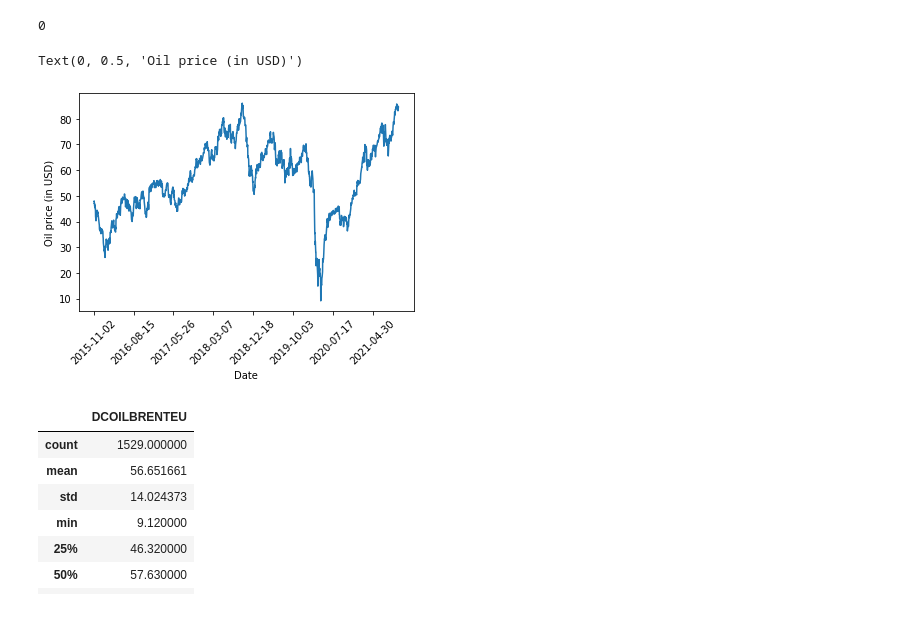
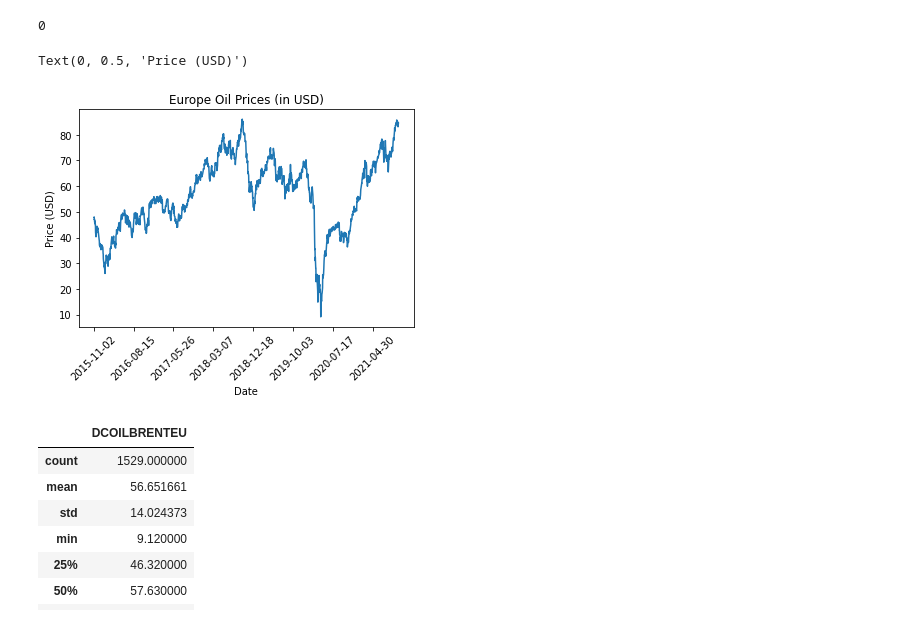
Before and after one commit to goodudetheboy/TimeSeriesWithNN, a Jupyter notebook: src/prospectus/analysis/Bitcoin_Oil_data_analysis.ipynb, the cells around one changed output. Cells and saved outputs as stored; diff of their text form; code cells hidden in the pictures.

```diff
--- a/src/prospectus/analysis/Bitcoin_Oil_data_analysis.ipynb
+++ b/src/prospectus/analysis/Bitcoin_Oil_data_analysis.ipynb
@@ -4,7 +4,7 @@ import pandas as pd
 import matplotlib.pyplot as plt
 #import numpy and pandas libraries
 # %%
-dataset_folder = "../../dataset/"
+dataset_folder = "../../../dataset/"
 # %% [markdown]
 # Oil price analysis
 # %%
@@ -60,13 +60,14 @@ See the caveats in the documentation: https://pandas.pydata.org/pandas-docs/stab
 # oil_df.set_index('DATE',inplace=True)
 # %%
 plt.plot(oil_df['DCOILBRENTEU'])
+plt.title('Europe Oil Prices (in USD)')
 x = oil_df.index
 plt.xticks(x[::200],rotation=45)
 plt.xlabel('Date')
-plt.ylabel('Oil price (in USD)')
+plt.ylabel('Price (USD)')
 # %% [output]
-Text(0, 0.5, 'Oil price (in USD)')
+Text(0, 0.5, 'Price (USD)')
-[figure, old version]
+[figure, new version]
 # %%
 oil_df.describe()
 # %% [output]
```
Also changed, not shown: parts of 1 cell of this notebook, 14 other files.
